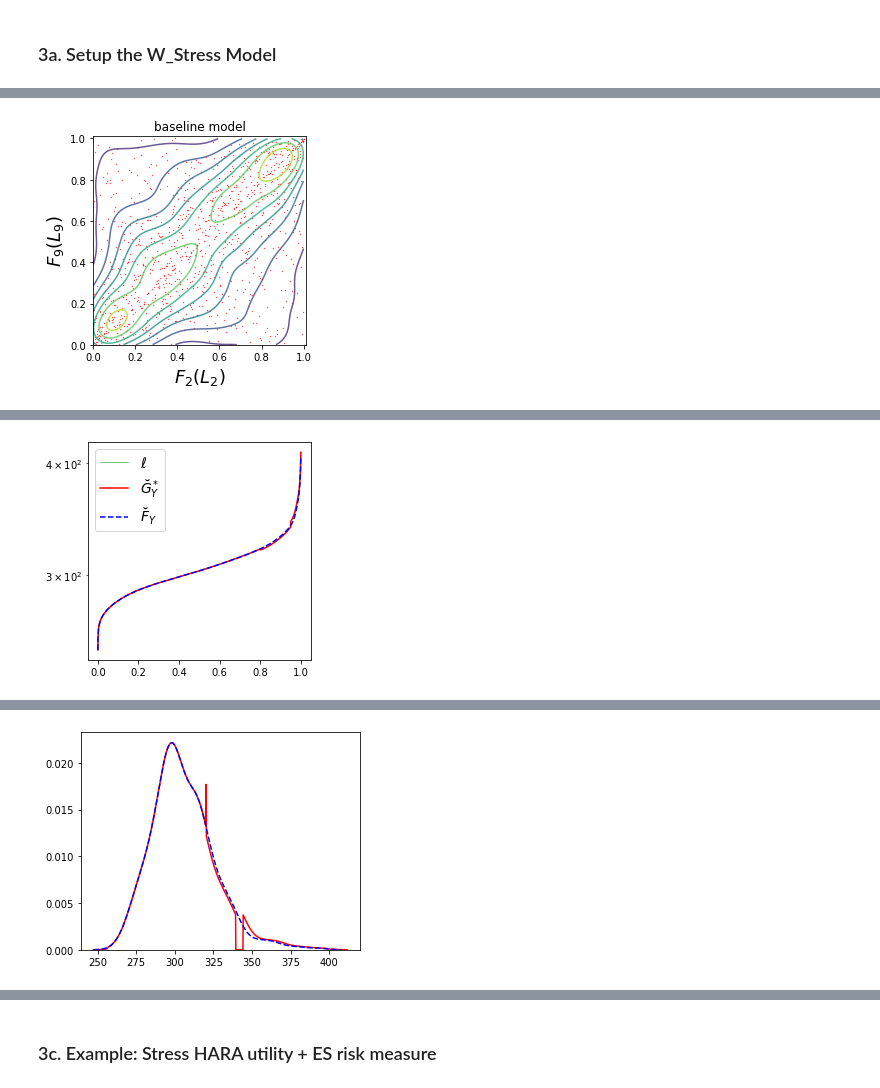
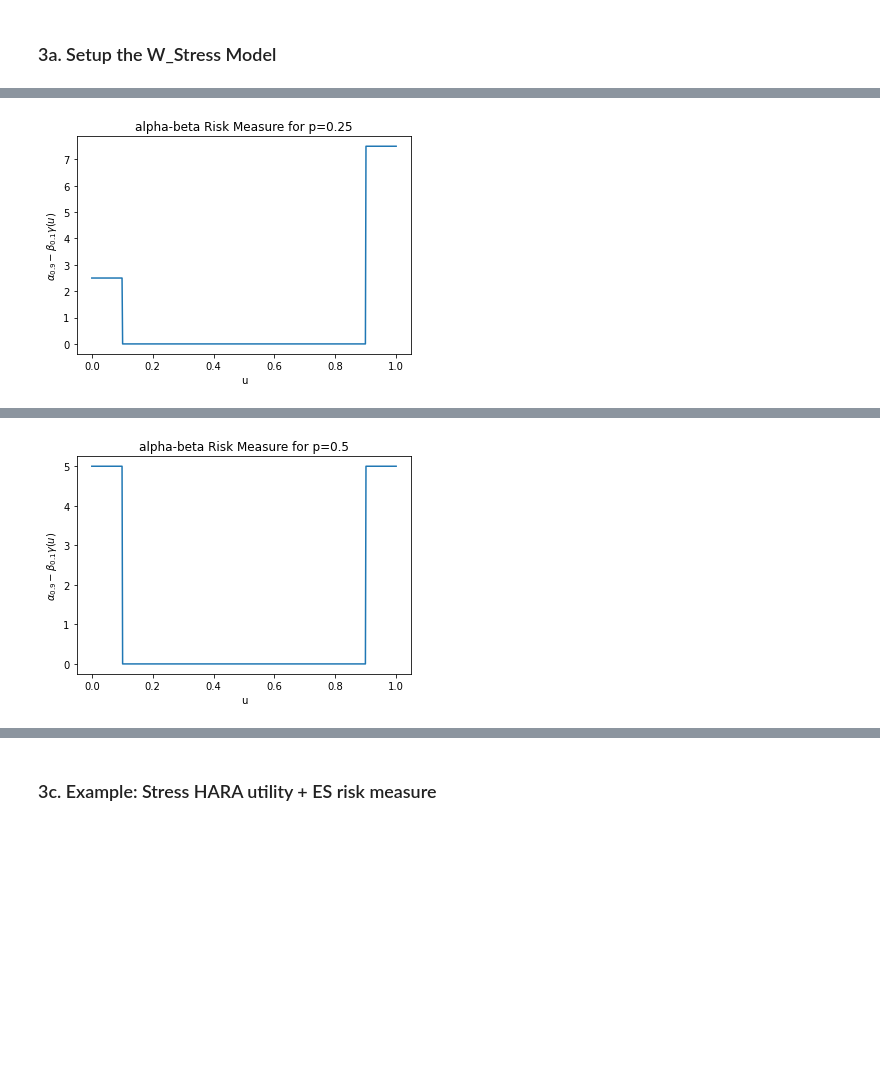
Before and after one commit to spesenti/SWIM-Wasserstein-py, a Jupyter notebook: Data/Example/W_Stress_example.ipynb, the cells around one changed output, grey strips where cells are left out. Cells and saved outputs as stored; diff of their text form; code cells hidden in the pictures; blank space fills up the shorter version.

```diff
--- a/Data/Example/W_Stress_example.ipynb
+++ b/Data/Example/W_Stress_example.ipynb
@@ -111,0 +120,17 @@ StressModel = W_Stress(data, u, brackets)
+# %%
+# set alpha, beta, p levels
+p_list = [0.25, 0.5, 0.75]
+alpha = 0.9
+beta = 0.1
+
+# Set stresses
+ES_stresses = [[0, 1], [5, 5]]
+
+# Set (Li, Lj) to plot
+i = 1
+j = 8
+
+# Initialize sensitivity results lists
+sensitivity_measures = []
+labels = []
+colors = ['blue', 'red', 'green']
@@ -112,53 +141,13 @@ StressModel = W_Stress(data, u, brackets)
 # %%
-# Set alpha, gammas
-alpha = [0.8, 0.95]
-gammas = [lambda u: (u > alpha[0]) / (1 - alpha[0]), lambda u: (u > alpha[1]) / (1 - alpha[1])]
-StressModel.set_gamma(gammas)
+for p in p_list:
+    # Set the alpha-beta gamma function and plot
+    alpha_beta_gamma = [lambda u: ((u < beta) * p + (u >= alpha) * (1 - p)) / (p * beta + (1 - p) * (1 - alpha))]
+    StressModel.set_gamma(alpha_beta_gamma)
 
-# Set stresses
-ES_stresses = [[0, 1], [5, 5]]
-
-# Set (Li, Lj) to plot
-i = 1
-j = 8
-
-# Initialize sensitivity results lists
-sensitivity_measures = []
-labels = []
-colors = ['orange', 'violet']
-
-# Run optimization
-# Get baseline risk measure to be stressed
-RM_P = StressModel.get_risk_measure_baseline()
-
-# Plot baseline copulas for selected (Li, Lj)
-StressModel.plot_copula_baseline(i, j, folder + f'hara-es/copula/data', save=False)
-
-# Run each stress
-for stress in ES_stresses:
-    lam, WD, RM_Q, fig = StressModel.optimise_rm(RM_P * np.array([1 + stress[0]/100, 1 + stress[1]/100]))
-
-    # Generate filename
-    filename = folder + f'ES/data_ES_80_{stress[0]}_95_{stress[1]}'
-#     fig.savefig(filename + '_inv.pdf',format='pdf')
-
-    # Plot result distributions
-    StressModel.plot_dist(filename, type="ES", save=False)
-
-    # Plot density of Li
-    StressModel.plot_xdensity(filename, save=False)
-
-    # Plot copula contours for selected (Li, Lj)
-    StressModel.plot_copula(i, j, folder + f'ES/copula/data_ES_{stress[0]}_{stress[1]}',
-                            save=False, title=f'$ES_{{80}}$ {stress[0]}% | $ES_{{95}}$ {stress[1]}%')
-
-
-    # Calculate sensitivity_measures
-    sensitivity_measures.append(StressModel.reverse_sensitivity_measure(lambda x: x, StressModel.data['x']))
-    labels.append(f'$ES_{{80}}$ {stress[0]}% | $ES_{{95}}$ {stress[1]}%')
-
-# Plot sensitivities
-StressModel.plot_sensitivities(sensitivity_measures,
-folder + f'ES/data_ES_80_95_sensitivity.pdf', colors, labels, title='s(L)=L', save=False)
+    plt.plot(u, alpha_beta_gamma[0](u))
+    plt.ylabel(r'$\alpha_{0.9}-\beta_{0.1} \gamma(u)$')
+    plt.xlabel('u')
+    plt.title(f'alpha-beta Risk Measure for p={p}')
+    plt.show()
 # %% [output]
-[figure, old version]
+[figure, new version]
@@ -170 +154 @@ lambda =  [-0.24073224  0.23842413]
-[figure, old version]
+[figure, new version]
@@ -172 +155,0 @@ lambda =  [-0.24073224  0.23842413]
-[figure, removed]
```
Also changed, not shown: parts of 12 cells of this notebook, 1 other file.
